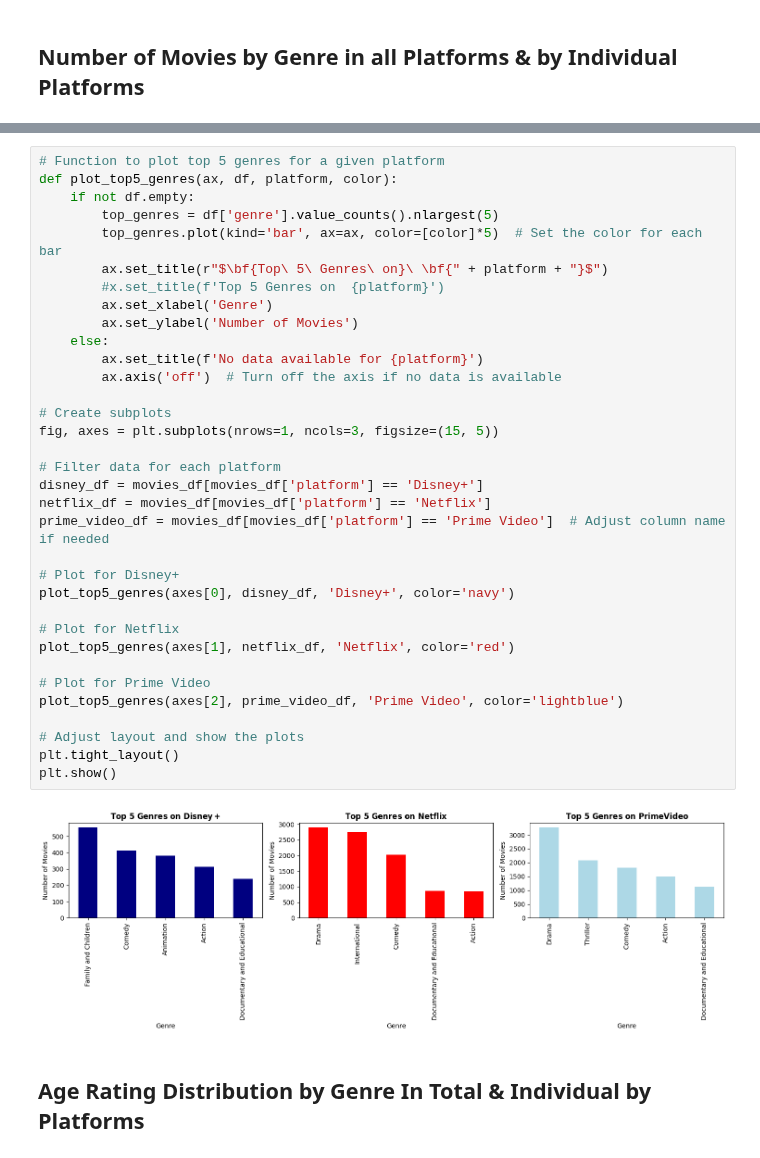
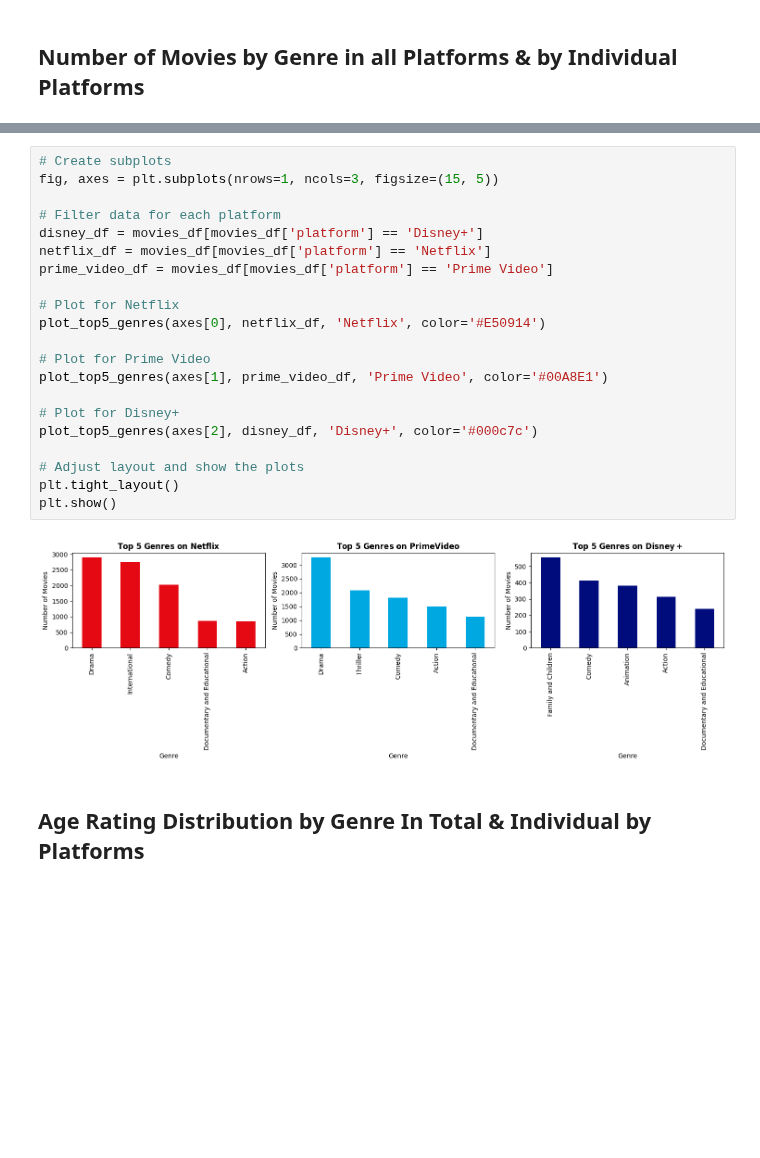
Before and after one commit to ulquyorra-11/Cinemalytics, a Jupyter notebook: notebooks/Quys Notebook/PLOT_FINAL_BETA.ipynb, the cells around one changed output, grey strips where cells are left out. Drawn from its saved outputs; the diff is of its cells as text; blank space fills up the shorter version.

```diff
--- a/notebooks/Quys Notebook/PLOT_FINAL_BETA.ipynb
+++ b/notebooks/Quys Notebook/PLOT_FINAL_BETA.ipynb
@@ -49,39 +49,26 @@ plt.show()
 # %%
-# Function to plot top 5 genres for a given platform
-def plot_top5_genres(ax, df, platform, color):
-    if not df.empty:
-        top_genres = df['genre'].value_counts().nlargest(5)
-        top_genres.plot(kind='bar', ax=ax, color=[color]*5)  # Set the color for each bar
-        ax.set_title(r"$\bf{Top\ 5\ Genres\ on}\ \bf{" + platform + "}$")
-        #x.set_title(f'Top 5 Genres on  {platform}')
-        ax.set_xlabel('Genre')
-        ax.set_ylabel('Number of Movies')
-    else:
-        ax.set_title(f'No data available for {platform}')
-        ax.axis('off')  # Turn off the axis if no data is available
-
 # Create subplots
 fig, axes = plt.subplots(nrows=1, ncols=3, figsize=(15, 5))
 
 # Filter data for each platform
 disney_df = movies_df[movies_df['platform'] == 'Disney+']
 netflix_df = movies_df[movies_df['platform'] == 'Netflix']
-prime_video_df = movies_df[movies_df['platform'] == 'Prime Video']  # Adjust column name if needed
+prime_video_df = movies_df[movies_df['platform'] == 'Prime Video']
+
+# Plot for Netflix
+plot_top5_genres(axes[0], netflix_df, 'Netflix', color='#E50914')
+
+# Plot for Prime Video
+plot_top5_genres(axes[1], prime_video_df, 'Prime Video', color='#00A8E1')
 
 # Plot for Disney+
-plot_top5_genres(axes[0], disney_df, 'Disney+', color='navy')
-
-# Plot for Netflix
-plot_top5_genres(axes[1], netflix_df, 'Netflix', color='red')
-
-# Plot for Prime Video
-plot_top5_genres(axes[2], prime_video_df, 'Prime Video', color='lightblue')
+plot_top5_genres(axes[2], disney_df, 'Disney+', color='#000c7c')
 
 # Adjust layout and show the plots
 plt.tight_layout()
 plt.show()
 # %% [output]
-[figure, old version]
+[figure, new version]
 # %% [markdown]
 ## Age Rating Distribution by Genre In Total & Individual by Platforms ##
 # %%
```
Also changed, not shown: parts of 3 cells of this notebook.
